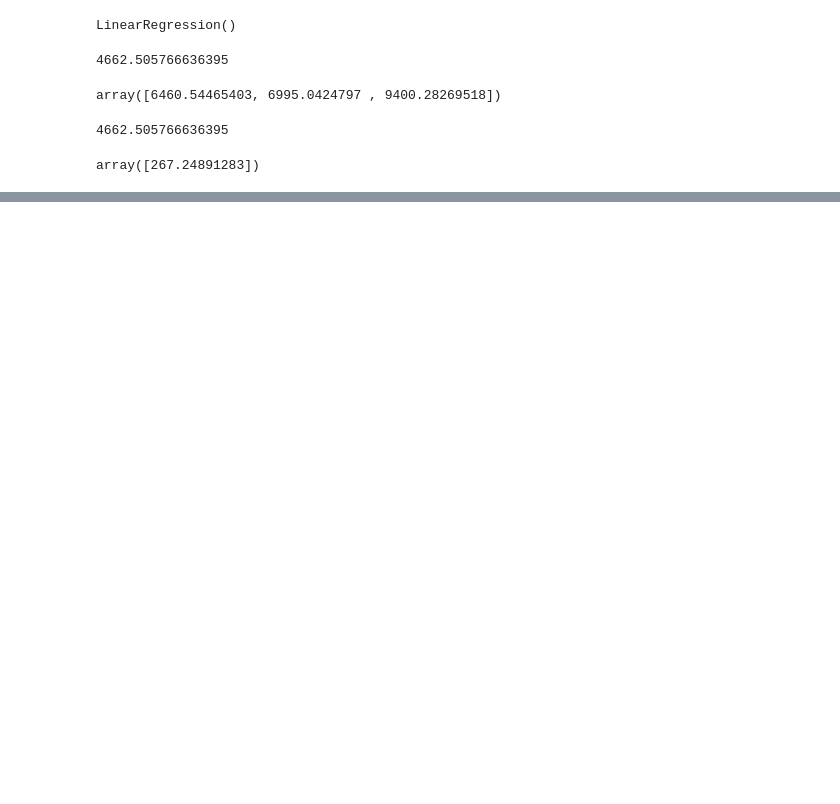
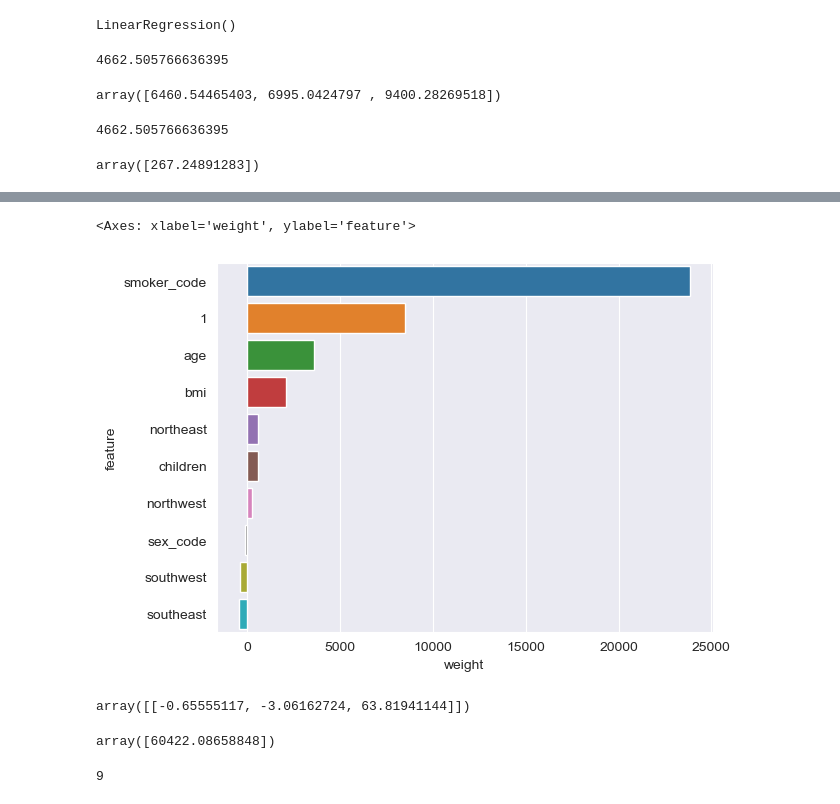
Before and after one commit to ahmadOlawale008/Machine-learning-projects, a Jupyter notebook: All Projects/LinearRegression.ipynb, the cells around one changed output, grey strips where cells are left out. Saved outputs shown, nothing was run; the diff lists cells and outputs as text; code cells hidden in the pictures; blank space fills up the shorter version.

```diff
--- a/All Projects/LinearRegression.ipynb
+++ b/All Projects/LinearRegression.ipynb
@@ -245,0 +377,3 @@ rmse(targets, predictions)
+# %%
+scaled_inputs = scaler.transform(medical_data[numerical_cols])
+scaled_inputs
@@ -245,0 +404,8 @@ rmse(targets, predictions)
+# %%
+cat_cols = ["smoker_code", "sex_code"] + encoder.categories_[0].tolist()
+categorical_data = medical_data[cat_cols]
+# %%
+inputs, target = np.concatenate((scaled_inputs, categorical_data), axis=1), medical_data["charges"]
+model = LinearRegression().fit(inputs, targets)
+predictions = model.predict(inputs)
+rmse(targets, predictions)
@@ -245,0 +414,6 @@ rmse(targets, predictions)
+# %%
+weight_df = pd.DataFrame({
+    "feature": np.append(numerical_cols + cat_cols, 1),
+    "weight": np.append(model.coef_, model.intercept_)
+}).sort_values("weight", ascending=False)
+weight_df
@@ -245,0 +432,18 @@ rmse(targets, predictions)
+# %%
+sns.barplot(weight_df, x="weight", y="feature")
+# %% [output]
+<Axes: xlabel='weight', ylabel='feature'>
+[figure, added]
+# %%
+n_c = [[23, 40, 56, 89, 10, 12]]
+scaler.transform([[30, 12, 78]])
+# %% [output]
+array([[-0.65555117, -3.06162724, 63.81941144]])
+# %%
+model.predict([[-0.65555117, -3.06162724, 63.81941144, 1, 0, 0, 1, 0, 0]])
+# %% [output]
+array([60422.08658848])
+# %%
+len(cat_cols) + len(numerical_cols)
+# %% [output]
+9
```
Also changed, not shown: parts of 48 cells of this notebook, 1 other file.
